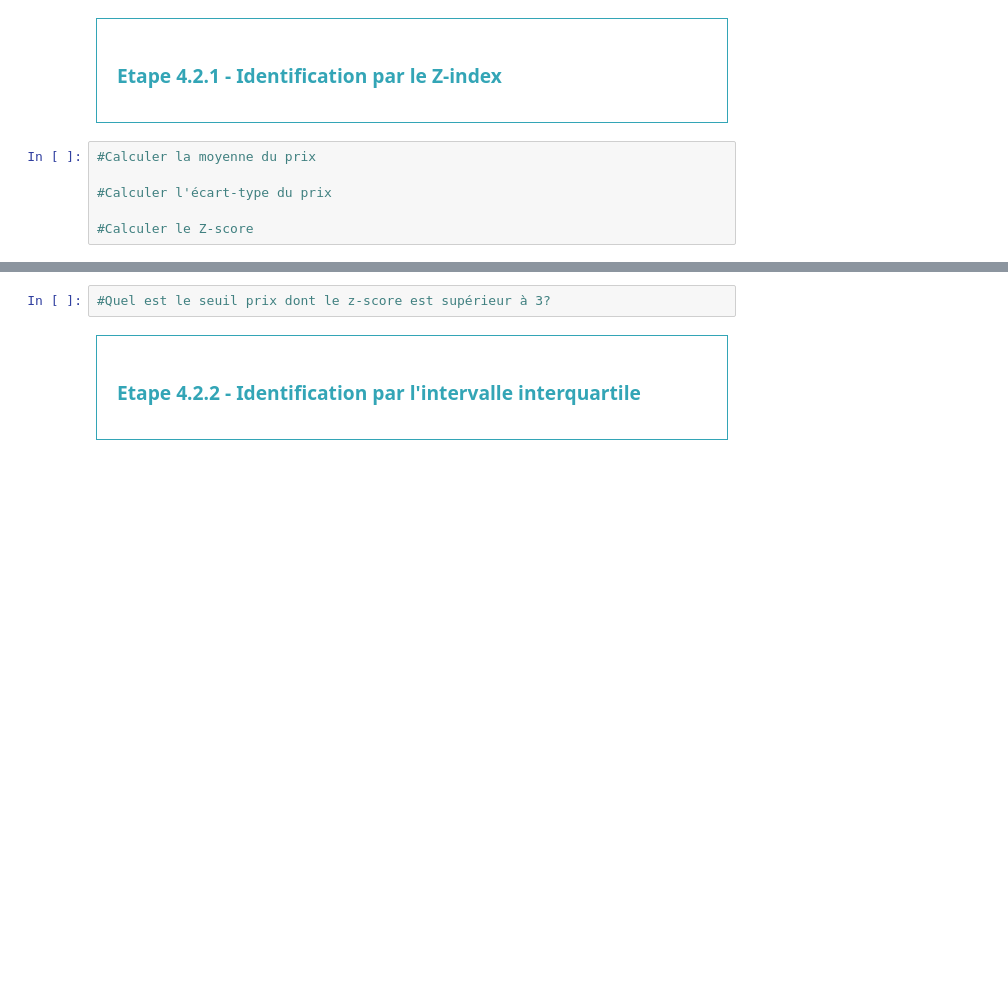
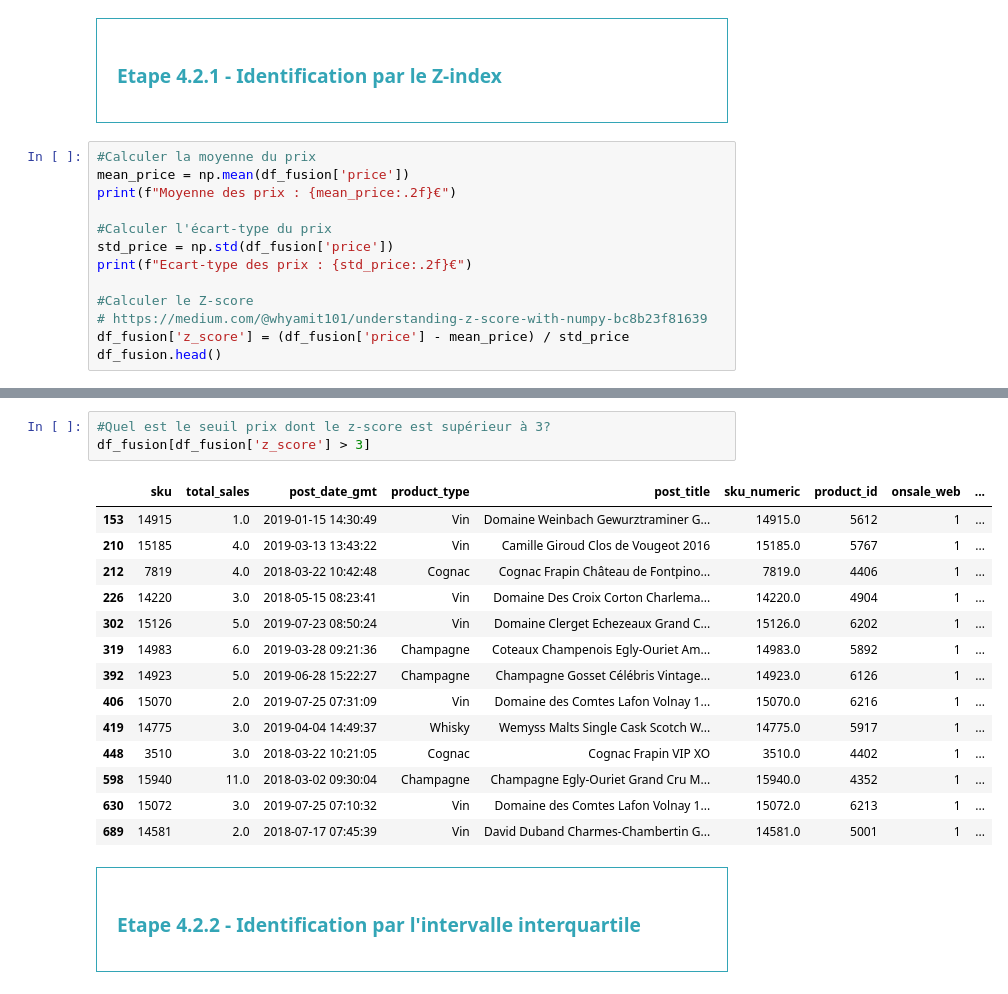
Before and after one commit to ifTrueReturnFalse/retraining-data-analysis-store, a Jupyter notebook: bottleneck_analysis.ipynb, the cells around one changed output, grey strips where cells are left out. Cells and saved outputs as stored; diff of their text form; blank space fills up the shorter version.

```diff
--- a/bottleneck_analysis.ipynb
+++ b/bottleneck_analysis.ipynb
@@ -671,7 +690,14 @@ Oui il y a des lignes sans correspondance, mais c'était à prévoir car la colo
 </div>
 # %%
 #Calculer la moyenne du prix
+mean_price = np.mean(df_fusion['price'])
+print(f"Moyenne des prix : {mean_price:.2f}€")
 
 #Calculer l'écart-type du prix
+std_price = np.std(df_fusion['price'])
+print(f"Ecart-type des prix : {std_price:.2f}€")
 
 #Calculer le Z-score
+# https://medium.com/@whyamit101/understanding-z-score-with-numpy-bc8b23f81639
+df_fusion['z_score'] = (df_fusion['price'] - mean_price) / std_price
+df_fusion.head()
@@ -678,5 +713,21 @@ Oui il y a des lignes sans correspondance, mais c'était à prévoir car la colo
 # %%
 #Quel est le seuil prix dont le z-score est supérieur à 3?
+df_fusion[df_fusion['z_score'] > 3]
+# %% [output]
+|  | sku | total_sales | post_date_gmt | product_type | post_title | sku_numeric | product_id | onsale_web | ... |
+| 153 | 14915 | 1.0 | 2019-01-15 14:30:49 | Vin | Domaine Weinbach Gewurztraminer G... | 14915.0 | 5612 | 1 | ... |
+| 210 | 15185 | 4.0 | 2019-03-13 13:43:22 | Vin | Camille Giroud Clos de Vougeot 2016 | 15185.0 | 5767 | 1 | ... |
+| 212 | 7819 | 4.0 | 2018-03-22 10:42:48 | Cognac | Cognac Frapin Château de Fontpino... | 7819.0 | 4406 | 1 | ... |
+| 226 | 14220 | 3.0 | 2018-05-15 08:23:41 | Vin | Domaine Des Croix Corton Charlema... | 14220.0 | 4904 | 1 | ... |
+| 302 | 15126 | 5.0 | 2019-07-23 08:50:24 | Vin | Domaine Clerget Echezeaux Grand C... | 15126.0 | 6202 | 1 | ... |
+| 319 | 14983 | 6.0 | 2019-03-28 09:21:36 | Champagne | Coteaux Champenois Egly-Ouriet Am... | 14983.0 | 5892 | 1 | ... |
+| 392 | 14923 | 5.0 | 2019-06-28 15:22:27 | Champagne | Champagne Gosset Célébris Vintage... | 14923.0 | 6126 | 1 | ... |
+| 406 | 15070 | 2.0 | 2019-07-25 07:31:09 | Vin | Domaine des Comtes Lafon Volnay 1... | 15070.0 | 6216 | 1 | ... |
+| 419 | 14775 | 3.0 | 2019-04-04 14:49:37 | Whisky | Wemyss Malts Single Cask Scotch W... | 14775.0 | 5917 | 1 | ... |
+| 448 | 3510 | 3.0 | 2018-03-22 10:21:05 | Cognac | Cognac Frapin VIP XO | 3510.0 | 4402 | 1 | ... |
+| 598 | 15940 | 11.0 | 2018-03-02 09:30:04 | Champagne | Champagne Egly-Ouriet Grand Cru M... | 15940.0 | 4352 | 1 | ... |
+| 630 | 15072 | 3.0 | 2019-07-25 07:10:32 | Vin | Domaine des Comtes Lafon Volnay 1... | 15072.0 | 6213 | 1 | ... |
+| 689 | 14581 | 2.0 | 2018-07-17 07:45:39 | Vin | David Duband Charmes-Chambertin G... | 14581.0 | 5001 | 1 | ... |
 # %% [markdown]
 <div style="border: 1px solid RGB(51,165,182);" >
 <h3 style="margin: auto; padding: 20px; color: RGB(51,165,182); ">Etape 4.2.2 - Identification par l'intervalle interquartile</h3>
```
Also changed, not shown: parts of 5 cells of this notebook.
